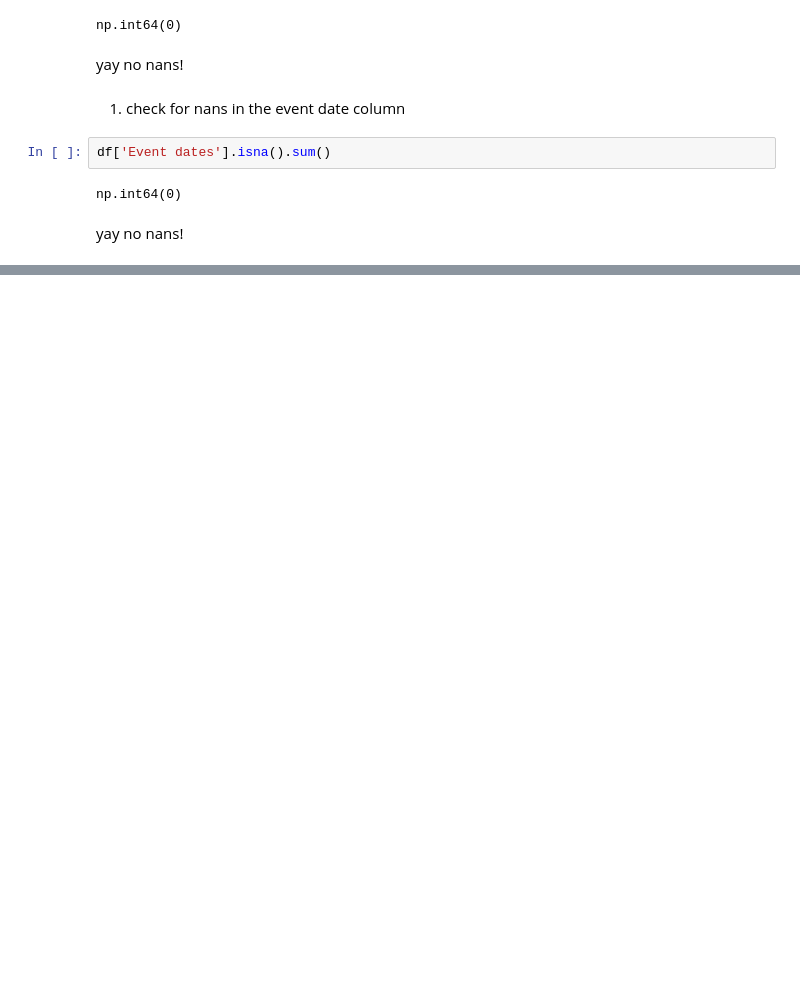
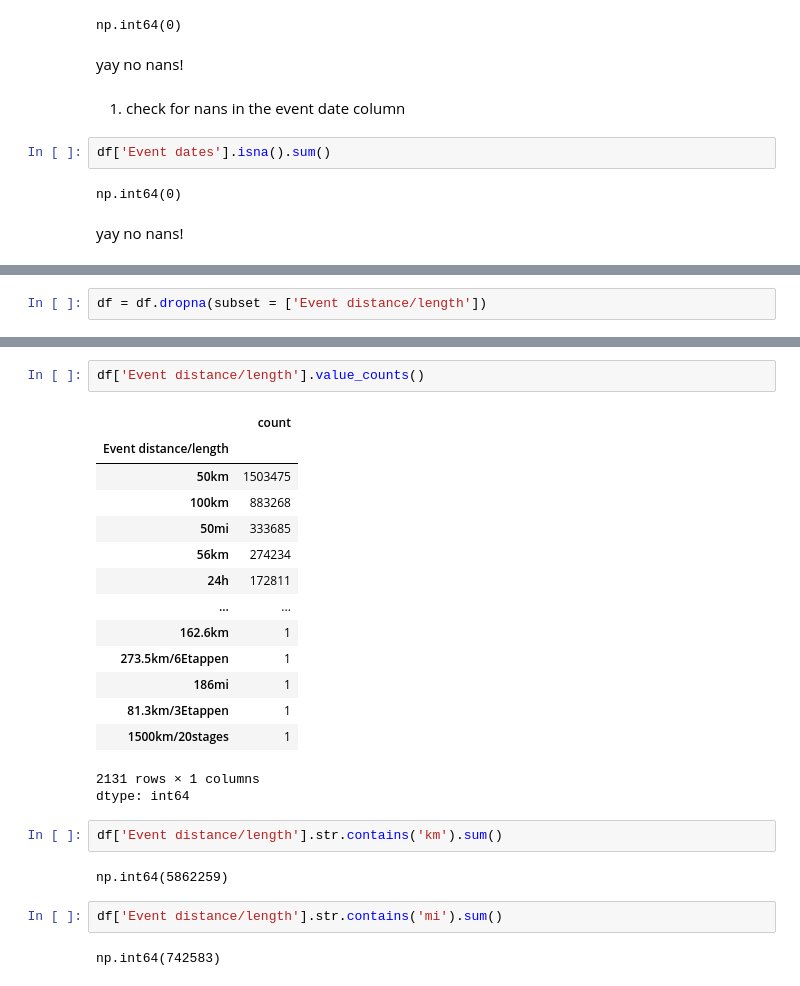
Before and after one commit to kendall-lucas25/women_endurance, a Jupyter notebook: DTSC_220_Final.ipynb, the cells around one changed output, grey strips where cells are left out. Cells and saved outputs as stored; diff of their text form; blank space fills up the shorter version.

```diff
--- a/DTSC_220_Final.ipynb
+++ b/DTSC_220_Final.ipynb
@@ -309,0 +228,2 @@ dtype: object
+# %%
+df = df.dropna(subset = ['Event distance/length'])
@@ -309,0 +256,26 @@ dtype: object
+# %%
+df['Event distance/length'].value_counts()
+# %% [output]
+|  | count |
+| Event distance/length |  |
+| 50km | 1503475 |
+| 100km | 883268 |
+| 50mi | 333685 |
+| 56km | 274234 |
+| 24h | 172811 |
+| ... | ... |
+| 162.6km | 1 |
+| 273.5km/6Etappen | 1 |
+| 186mi | 1 |
+| 81.3km/3Etappen | 1 |
+| 1500km/20stages | 1 |
+2131 rows × 1 columns
+dtype: int64
+# %%
+df['Event distance/length'].str.contains('km').sum()
+# %% [output]
+np.int64(5862259)
+# %%
+df['Event distance/length'].str.contains('mi').sum()
+# %% [output]
+np.int64(742583)
```
Also changed, not shown: parts of 26 cells of this notebook.
